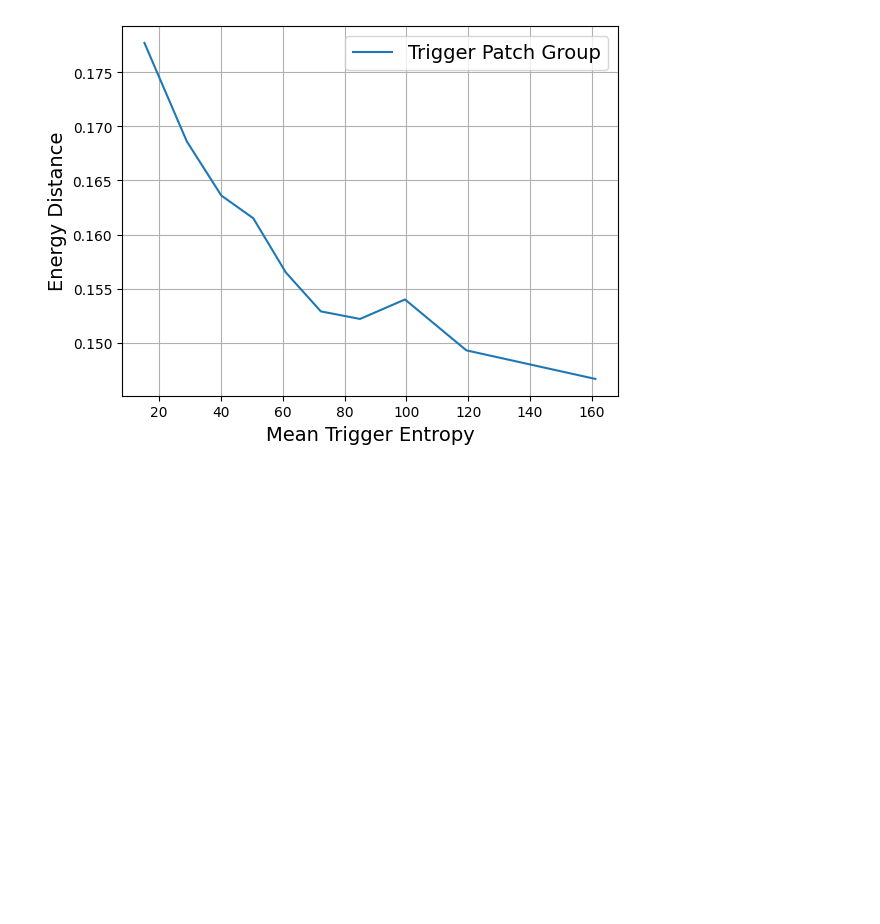
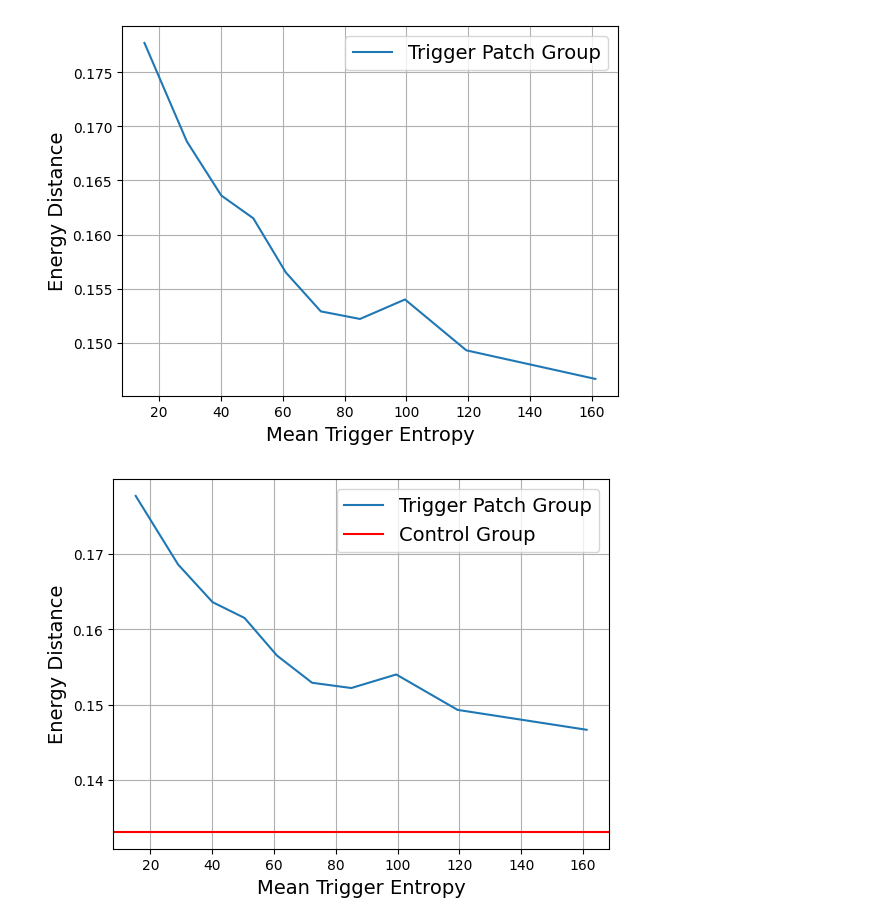
Before and after one commit to banyuanhao/diffusion-noise-detector, a Jupyter notebook: wrapup_data/distance.ipynb, the cells around one changed output. Drawn from its saved outputs; the diff is of its cells as text; code cells hidden in the pictures; blank space fills up the shorter version.

```diff
--- a/wrapup_data/distance.ipynb
+++ b/wrapup_data/distance.ipynb
@@ -48,3 +48,42 @@ plt.legend(prop={'size': 14})
 plt.savefig('/home/banyh2000/odfn/wrapup_data/distance.png')
 # %% [output]
 [figure]
+# %%
+import numpy as np
+import matplotlib.pyplot as plt
+
+# Change directory appropriately using os.path
+import os
+base_path = '/home/banyh2000/odfn'
+os.chdir(base_path)
+
+from scripts.utils.utils_odfn import variance_5_class
+
+# Ensure data is sorted
+variance_5_class.sort()
+
+# Calculate mean entropy for each 2000 segment
+entropy = [np.mean(variance_5_class[i:i+2000]) for i in range(0, 20000, 2000)]
+
+# Energy distance values for each entropy segment
+values = [0.1777, 0.1686, 0.1636, 0.1615, 0.1565, 0.1529, 0.1522, 0.1540, 0.1493, 0.14666]
+
+# Plotting the data
+plt.plot(entropy, values, label='Trigger Patch Group')
+
+# Adding a baseline for control group comparison
+base = 0.1331
+plt.axhline(y=base, color='r', linestyle='-', label='Control Group')
+
+# Adding grid, labels, and legend with larger font
+plt.grid(True)
+plt.ylabel('Energy Distance', fontsize=14)
+plt.xlabel('Mean Trigger Entropy', fontsize=14)
+plt.legend(prop={'size': 14})
+
+# Save plot to file
+plot_path = os.path.join(base_path, 'wrapup_data', 'distance.png')
+plt.savefig(plot_path)
+plt.show()  # Optionally display the plot as well
+# %% [output]
+[figure, added]
```
Also changed, not shown: parts of 1 cell of this notebook, 46 other files.
